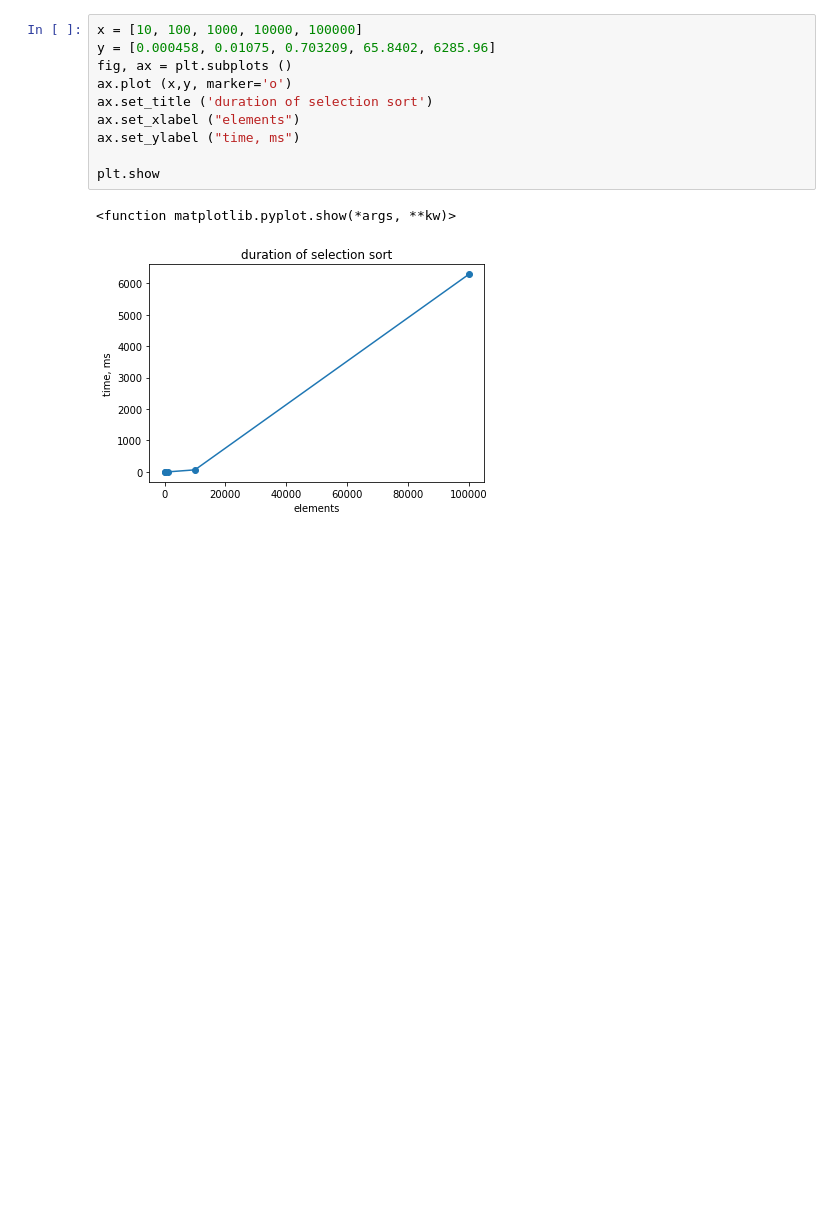
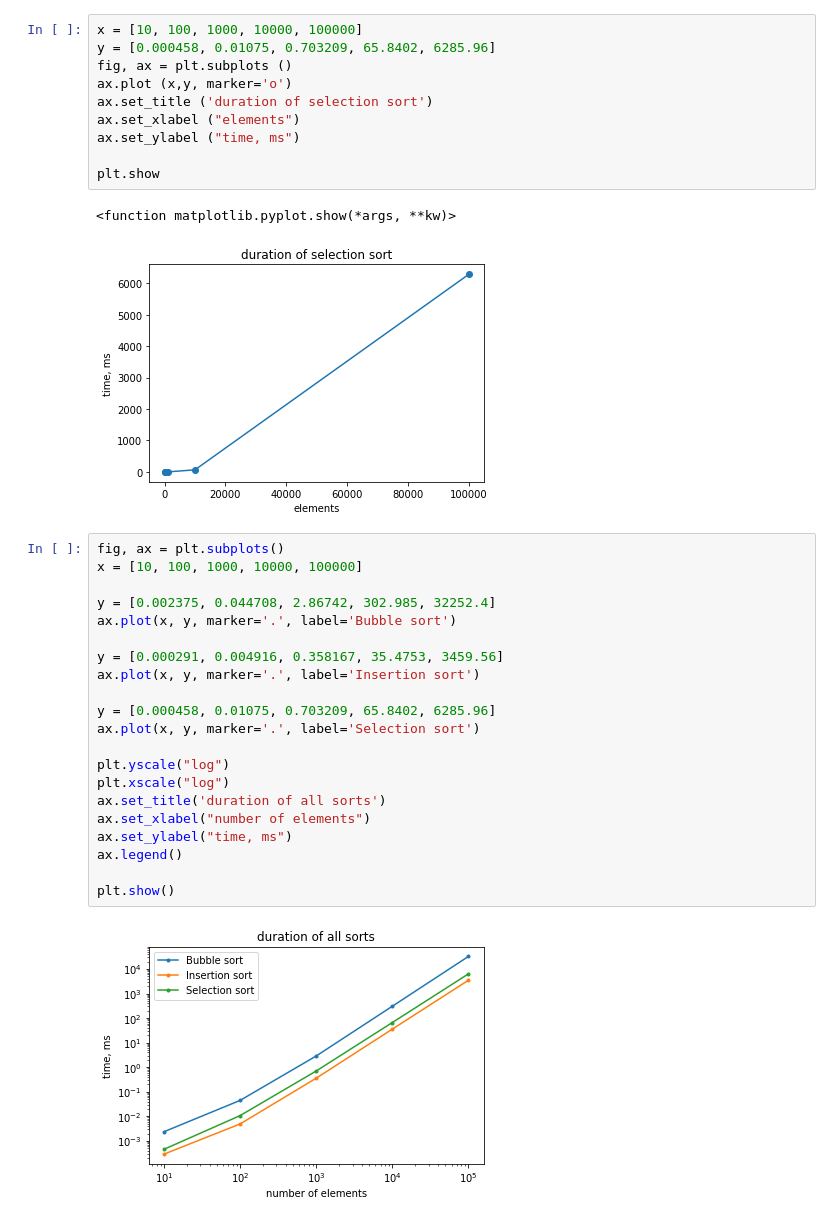
Before and after one commit to nzolotoff/HSE-sorting-in-CPP, a Jupyter notebook: report_for_lab1.ipynb, the cells around one changed output. Drawn from its saved outputs; the diff is of its cells as text; blank space fills up the shorter version.

```diff
--- a/report_for_lab1.ipynb
+++ b/report_for_lab1.ipynb
@@ -44,3 +44,26 @@ plt.show
 # %% [output]
 <function matplotlib.pyplot.show(*args, **kw)>
 [figure]
+# %%
+fig, ax = plt.subplots()
+x = [10, 100, 1000, 10000, 100000]
+
+y = [0.002375, 0.044708, 2.86742, 302.985, 32252.4]
+ax.plot(x, y, marker='.', label='Bubble sort')
+
+y = [0.000291, 0.004916, 0.358167, 35.4753, 3459.56]
+ax.plot(x, y, marker='.', label='Insertion sort')
+
+y = [0.000458, 0.01075, 0.703209, 65.8402, 6285.96]
+ax.plot(x, y, marker='.', label='Selection sort')
+
+plt.yscale("log")
+plt.xscale("log")
+ax.set_title('duration of all sorts')
+ax.set_xlabel("number of elements")
+ax.set_ylabel("time, ms")
+ax.legend()
+
+plt.show()
+# %% [output]
+[figure, added]
```
